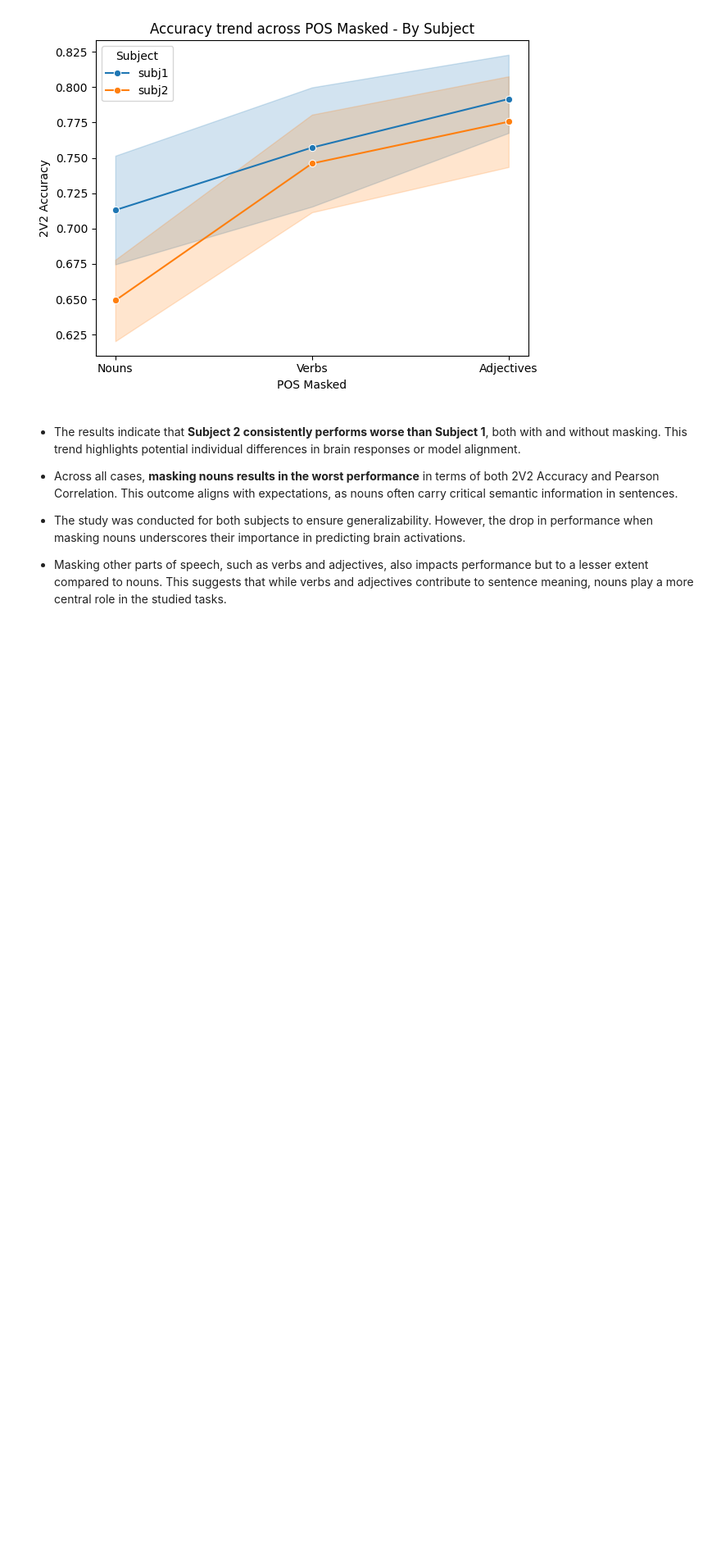
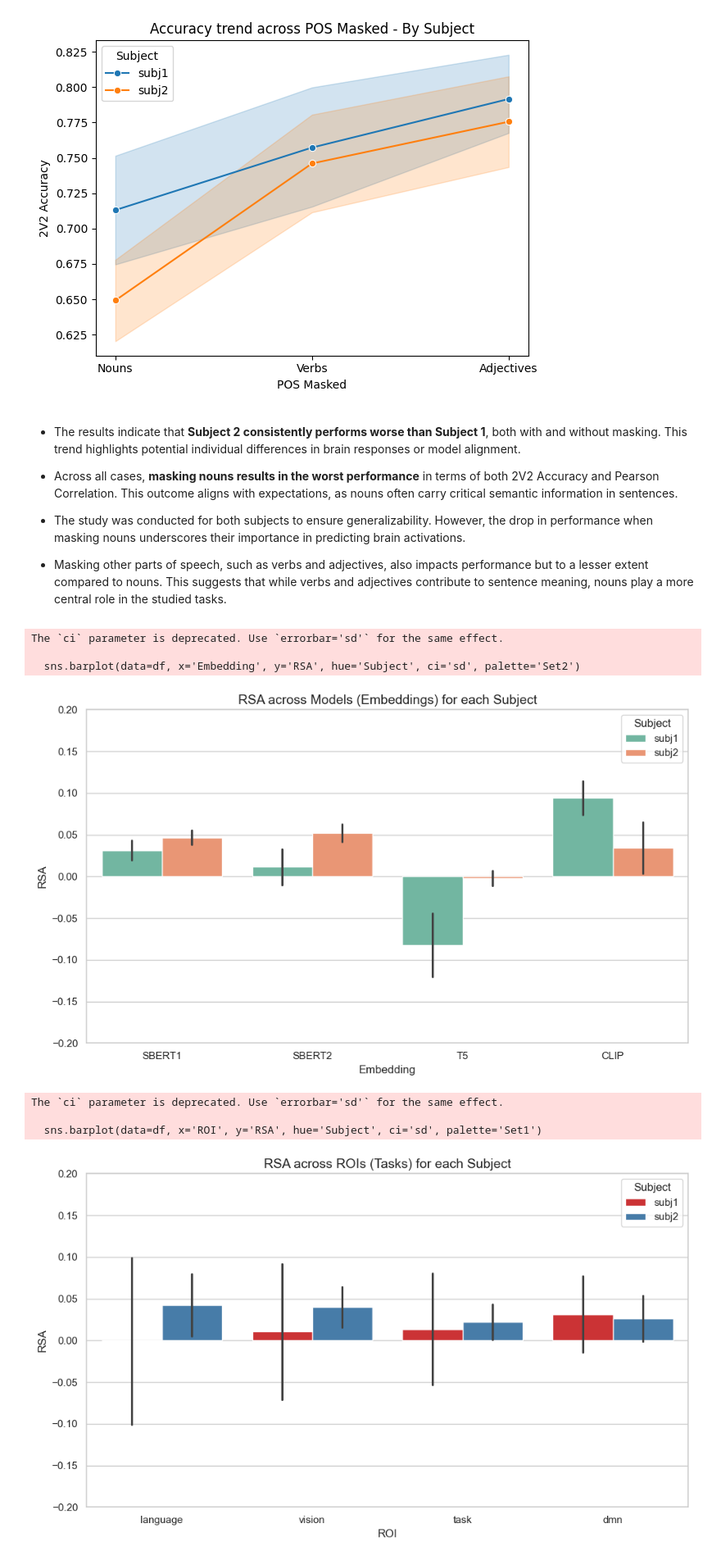
Before and after one commit to oops-moment/SEM8_IIITH, a Jupyter notebook: CSAI/Assignment_4_2021101075/encode/encode.ipynb, the cells around one changed output. Shown at 82% size. Drawn from its saved outputs; the diff is of its cells as text; code cells hidden in the pictures; blank space fills up the shorter version.

Commit message:
added rsa graphs for encoding using the predefined csv results

```diff
--- a/CSAI/Assignment_4_2021101075/encode/encode.ipynb
+++ b/CSAI/Assignment_4_2021101075/encode/encode.ipynb
@@ -597,3 +597,42 @@ plt.show()
 - The study was conducted for both subjects to ensure generalizability. However, the drop in performance when masking nouns underscores their importance in predicting brain activations.
 
 - Masking other parts of speech, such as verbs and adjectives, also impacts performance but to a lesser extent compared to nouns. This suggests that while verbs and adjectives contribute to sentence meaning, nouns play a more central role in the studied tasks.
+# %%
+import pandas as pd
+import matplotlib.pyplot as plt
+import seaborn as sns
+
+# Read the CSV
+csv_path = '/Users/prisha/Documents/SEM8_IIITH/CSAI/Assignment_4_2021101075/encode/results_non_masked_encoder.csv'
+df = pd.read_csv(csv_path)
+
+sns.set(style="whitegrid")
+
+# 1. RSA across different models (Embedding), separated by Subject
+plt.figure(figsize=(10, 6))
+sns.barplot(data=df, x='Embedding', y='RSA', hue='Subject', ci='sd', palette='Set2')
+plt.title('RSA across Models (Embeddings) for each Subject', fontsize=14)
+plt.ylabel('RSA')
+plt.ylim(-0.2, 0.2)
+plt.legend(title='Subject')
+plt.tight_layout()
+plt.show()
+
+# 2. RSA across different ROIs (Tasks), separated by Subject
+plt.figure(figsize=(10, 6))
+sns.barplot(data=df, x='ROI', y='RSA', hue='Subject', ci='sd', palette='Set1')
+plt.title('RSA across ROIs (Tasks) for each Subject', fontsize=14)
+plt.ylabel('RSA')
+plt.ylim(-0.2, 0.2)
+plt.legend(title='Subject')
+plt.tight_layout()
+plt.show()
+# %% [output]
+The `ci` parameter is deprecated. Use `errorbar='sd'` for the same effect.
+
+  sns.barplot(data=df, x='Embedding', y='RSA', hue='Subject', ci='sd', palette='Set2')
+[figure, added]
+The `ci` parameter is deprecated. Use `errorbar='sd'` for the same effect.
+
+  sns.barplot(data=df, x='ROI', y='RSA', hue='Subject', ci='sd', palette='Set1')
+[figure, added]
```
